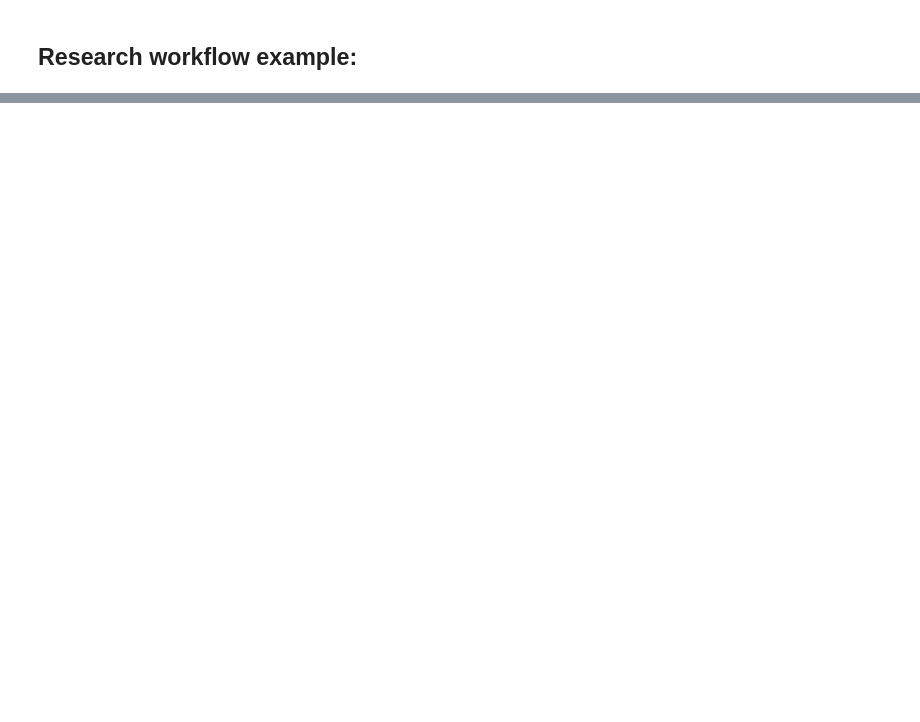
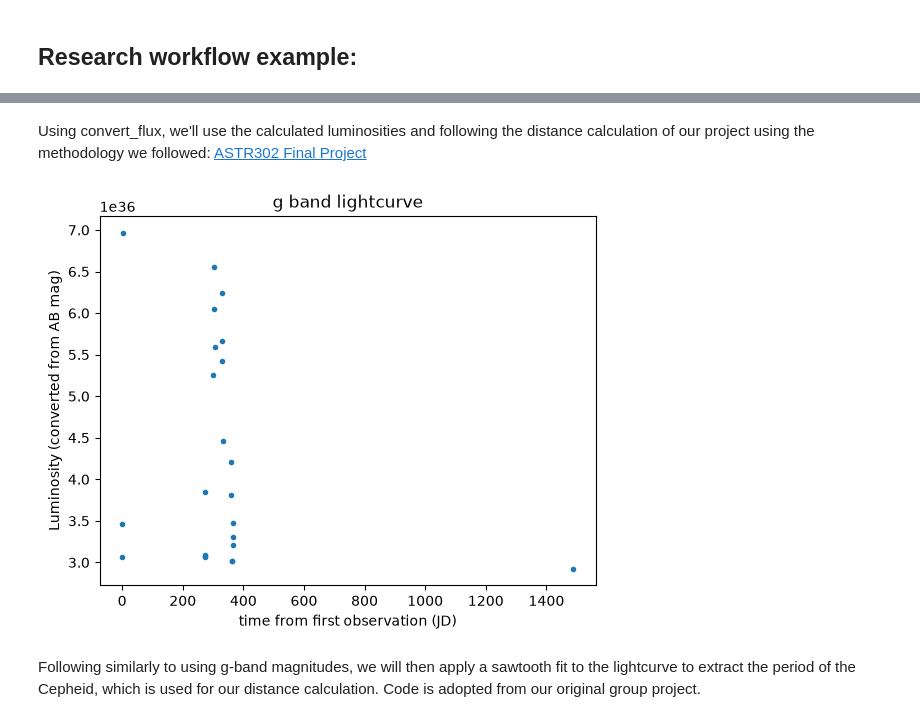
Before and after one commit to alexander-group/convert_flux, a Jupyter notebook: demos/demo_convert_flux.ipynb, the cells around one changed output, grey strips where cells are left out. Saved outputs shown, nothing was run; the diff lists cells and outputs as text; code cells hidden in the pictures; blank space fills up the shorter version.

Commit message:
added research workflow example from previous obs. astr. final project

```diff
--- a/demos/demo_convert_flux.ipynb
+++ b/demos/demo_convert_flux.ipynb
@@ -139,0 +154,11 @@ Robin - picks up here
+# %%
+# Cepheid magnitudes obtained from instrumental counts and zero point calibration, in
+# SDSS g band.
+
+mag_g = [19.757130362147997, 19.62485072593883, 18.86407323134885,
+         19.757497282889474, 19.752255636930172, 19.745493677487094, 19.507875958931386,
+         19.170324605787584, 18.93010747691001, 19.01757586354041, 19.1017914050386,
+         18.983418414567936, 19.089877134355884, 19.137055509855976, 19.349265659499725,
+         19.411247971610404, 19.518956507105276, 19.773024858359243, 19.773024858359243,
+         19.70417647955187, 19.674134039784875, 19.62115899893216,
+         19.806573714816345] * u.ABmag
@@ -139,0 +186,34 @@ Robin - picks up here
+# %% [markdown]
+Using convert_flux, we'll use the calculated luminosities and following the distance calculation of our project using the methodology we followed: [ASTR302 Final Project](https://docs.google.com/presentation/d/1YUwqKP7aKTKYxKnlX1pxcjfpUcOeo0eYIFld0loa02U/edit?usp=sharing)
+# %%
+desired_luminosity_unit = u.erg / u.s
+luminosities_g = convert_flux(mag_g[:, None], desired_luminosity_unit,
+             telescope='BOK',
+             instrument = 'BASS',
+             filter_name = 'g',
+             distance = 0.828 * u.Mpc # distance to M33, calculated from our method.
+            )
+# %%
+# Time of observations in Julian Date (JD) for the g band lightcurve, using both
+# archival data in 2022 and new observations in Feb 2026.
+# The time is relative to the first observation.
+
+time_JD_g = [2459606.6, 2459607.6, 2459610.6,
+             2459878.6, 2459879.6, 2459880.7, 2459881.6,
+             2459907.6, 2459909.5, 2459910.5, 2459911.6,
+             2459935.5, 2459936.6, 2459937.6, 2459940.5,
+             2459965.6, 2459966.6, 2459970.6, 2459970.6, 2459971.6, 2459972.6, 2459973.6,
+             2461094.6]
+
+time_g = np.array(time_JD_g)
+time_g = time_g - time_g[0]
+
+plt.plot(time_g,luminosities_g,'.')
+plt.title('g band lightcurve')
+plt.xlabel('time from first observation (JD)')
+plt.ylabel('Luminosity (converted from AB mag)')
+plt.show()
+# %% [output]
+[figure, added]
+# %% [markdown]
+Following similarly to using g-band magnitudes, we will then apply a sawtooth fit to the lightcurve to extract the period of the Cepheid, which is used for our distance calculation. Code is adopted from our original group project.
```
Also changed, not shown: parts of 25 cells of this notebook.
